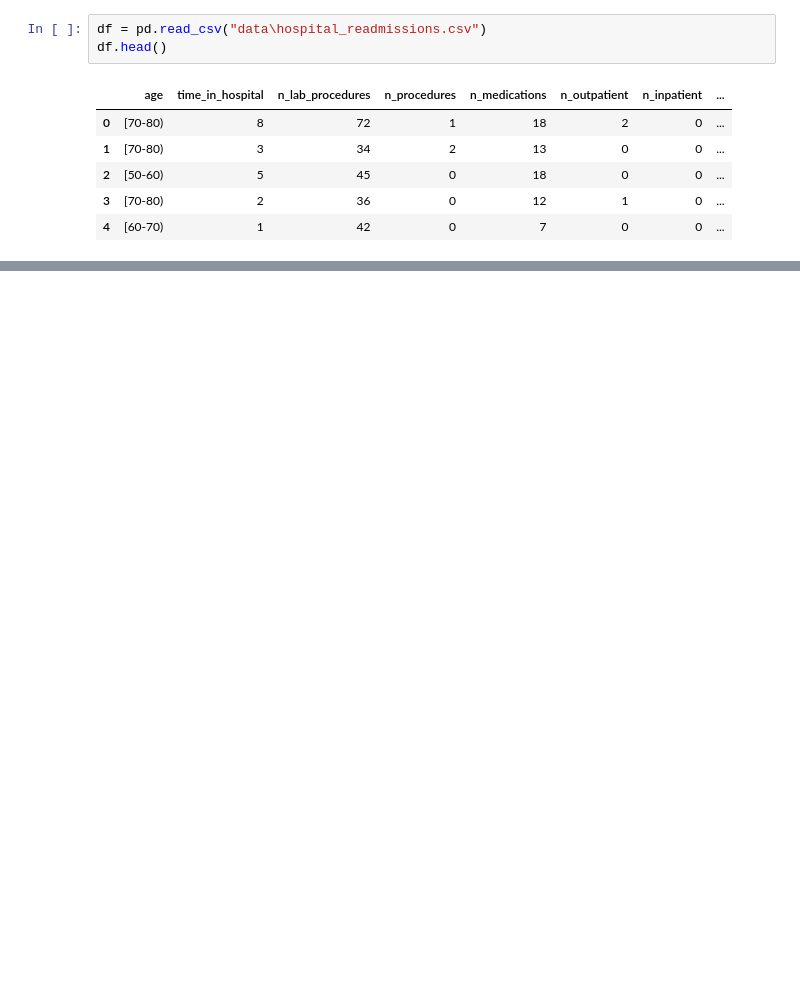
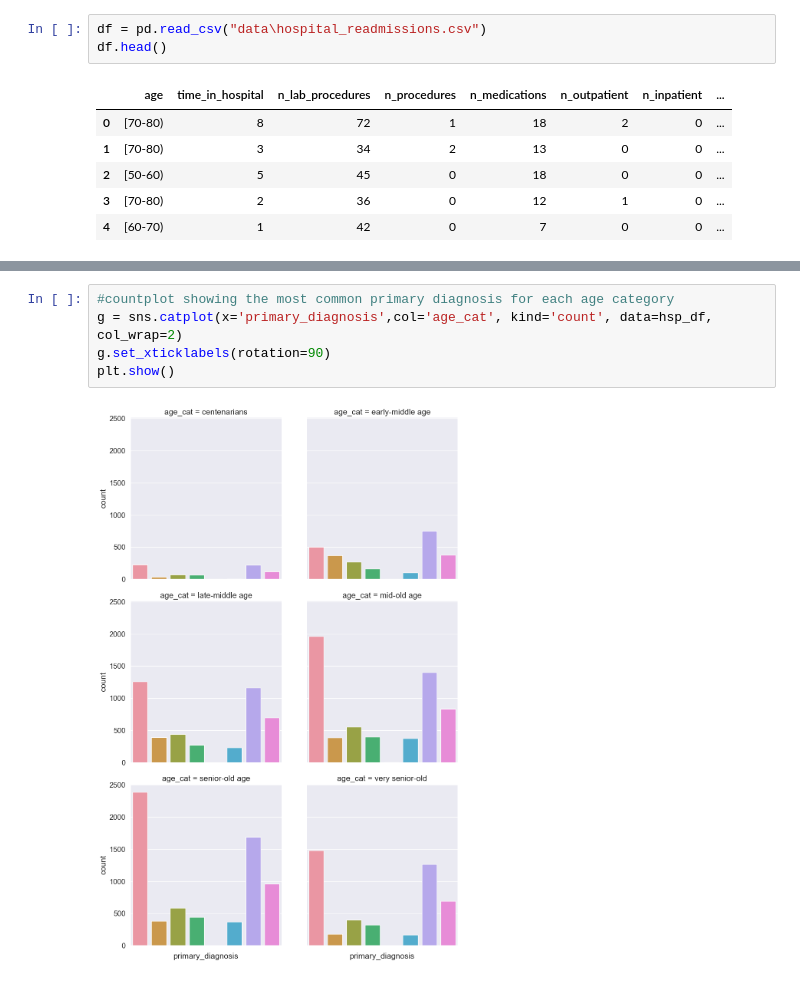
Before and after one commit to krithikadh/CTS_Hackathon, a Jupyter notebook: random_forest.ipynb, the cells around one changed output, grey strips where cells are left out. Cells and saved outputs as stored; diff of their text form; blank space fills up the shorter version.

```diff
--- a/random_forest.ipynb
+++ b/random_forest.ipynb
@@ -89,0 +223,7 @@ Accuracy: 0.605
+# %%
+#countplot showing the most common primary diagnosis for each age category
+g = sns.catplot(x='primary_diagnosis',col='age_cat', kind='count', data=hsp_df, col_wrap=2)
+g.set_xticklabels(rotation=90)
+plt.show()
+# %% [output]
+[figure, added]
```
Also changed, not shown: parts of 12 cells of this notebook, 2 other files.
